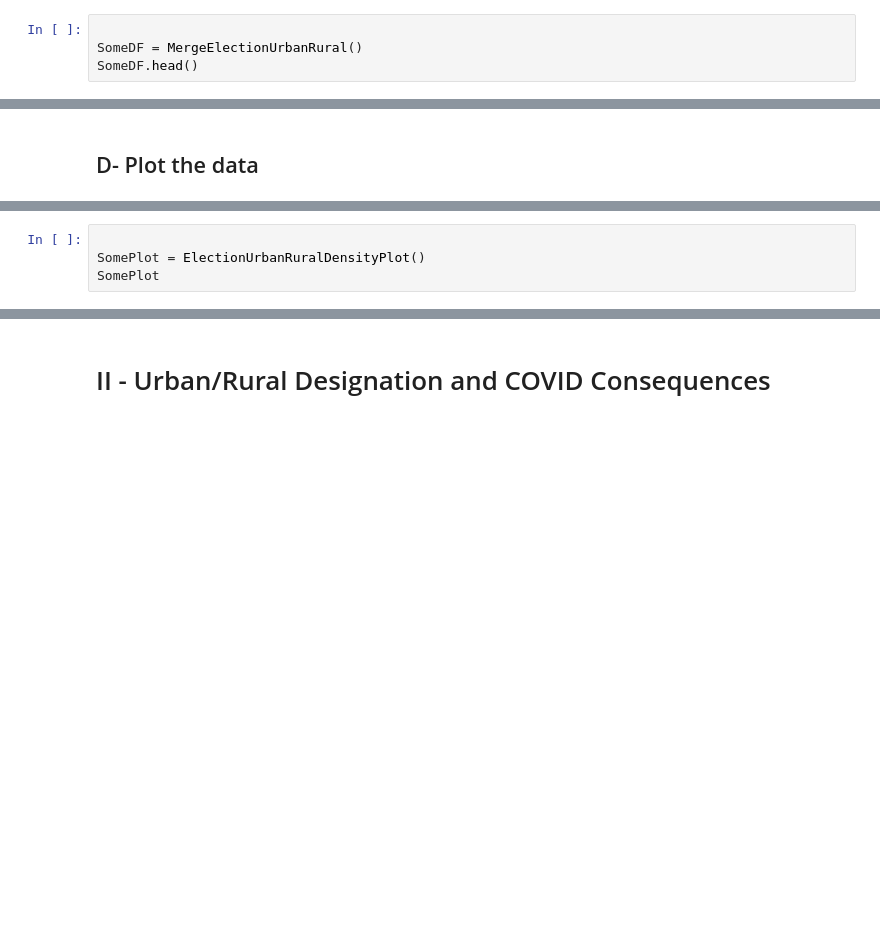
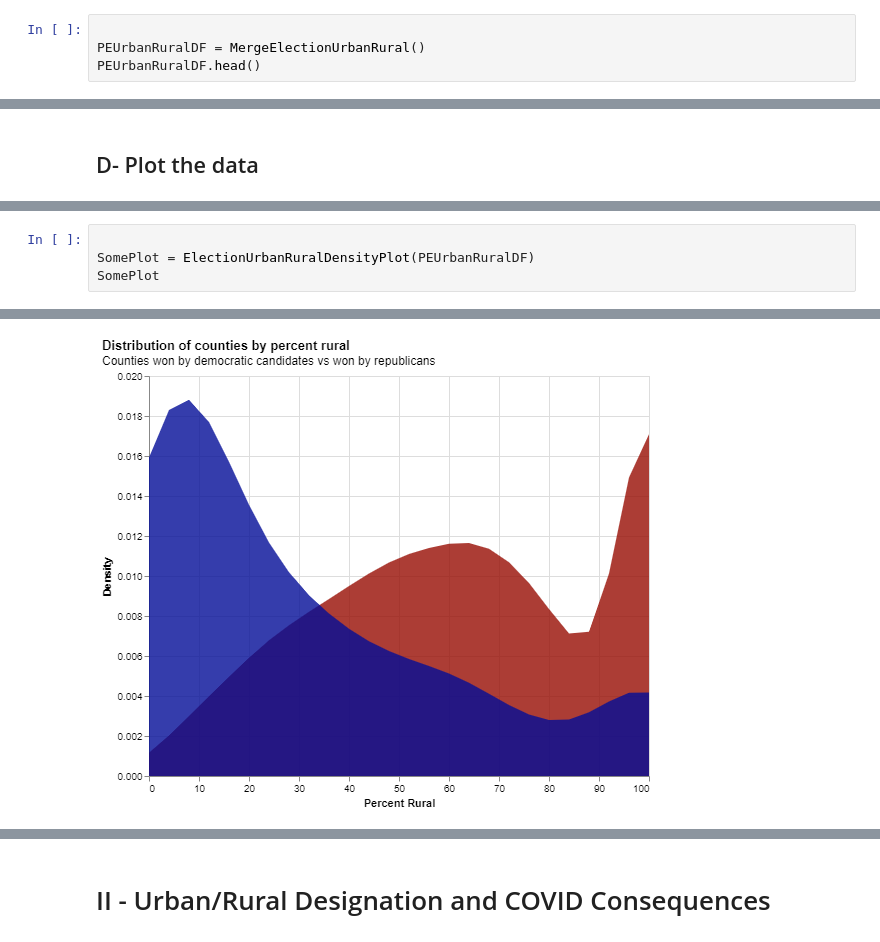
Before and after one commit to sjtalkar/Milestone1BPresidentialElectionAndCovid, a Jupyter notebook: CodeForPresidentialElectionsAndCovid/UrbanRuralConnection.ipynb, the cells around one changed output, grey strips where cells are left out. Drawn from its saved outputs; the diff is of its cells as text; blank space fills up the shorter version.

Commit message:
Start to add the urban-rural charts

```diff
--- a/CodeForPresidentialElectionsAndCovid/UrbanRuralConnection.ipynb
+++ b/CodeForPresidentialElectionsAndCovid/UrbanRuralConnection.ipynb
@@ -48,8 +52,8 @@ SomeDF.head()
 ## C- Merge the dataframes
 # %%
 
-SomeDF = MergeElectionUrbanRural()
-SomeDF.head()
+PEUrbanRuralDF = MergeElectionUrbanRural()
+PEUrbanRuralDF.head()
 # %% [output]
 |  | state_po | county_name | county_fips | candidate | party | candidatevotes | totalvotes | UrbanRural | ... |
 | 0 | AL | AUTAUGA | 1001 | DONALD J TRUMP | REPUBLICAN | 19838.0 | 27770.0 | urban | ... |
@@ -131,5 +135,5 @@ SomePlot
 # %%
 
-SomePlot = ElectionUrbanRuralDensityPlot()
+SomePlot = ElectionUrbanRuralDensityPlot(PEUrbanRuralDF)
 SomePlot
 # %% [output]
@@ -137,3 +140,4 @@ SomePlot
+[figure, added]
 # %%
 def FractionVotesPctRuralPlot():
     '''
```
Also changed, not shown: parts of 6 cells of this notebook, 2 other files.
